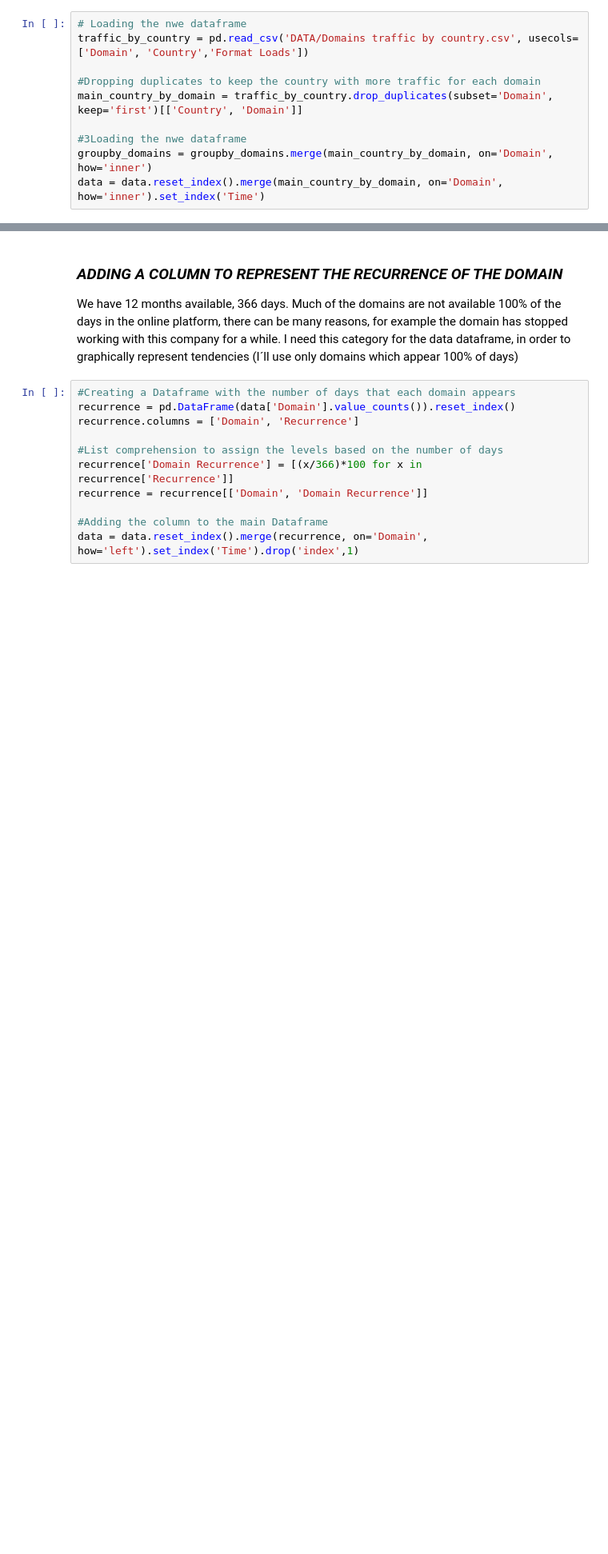
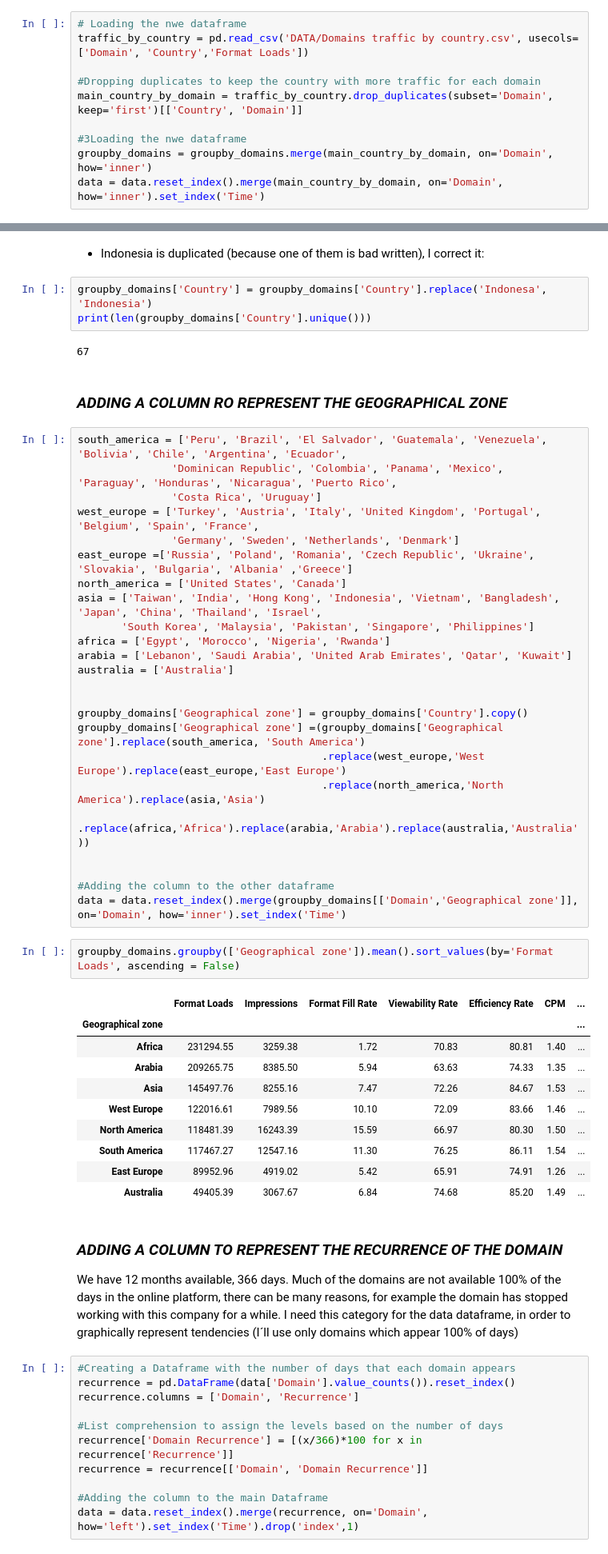
Before and after one commit to rfisla/FINAL-PROJECT-OF-KSCHOOL-MASTER, a Jupyter notebook: Full Data Interpretation.ipynb, the cells around one changed output, grey strips where cells are left out. Shown at 80% size. Drawn from its saved outputs; the diff is of its cells as text; blank space fills up the shorter version.

Commit message:
Adding the Geographical zone column

```diff
--- a/Full Data Interpretation.ipynb
+++ b/Full Data Interpretation.ipynb
@@ -298,3 +322,49 @@ data = data.reset_index().merge(main_country_by_domain, on='Domain', how='inner'
+# %% [markdown]
+- Indonesia is duplicated (because one of them is bad written), I correct it:
+# %%
+groupby_domains['Country'] = groupby_domains['Country'].replace('Indonesa', 'Indonesia')
+print(len(groupby_domains['Country'].unique()))
+# %% [output]
+67
+# %% [markdown]
+### ***ADDING A COLUMN RO REPRESENT THE GEOGRAPHICAL ZONE***
+# %%
+south_america = ['Peru', 'Brazil', 'El Salvador', 'Guatemala', 'Venezuela', 'Bolivia', 'Chile', 'Argentina', 'Ecuador',
+               'Dominican Republic', 'Colombia', 'Panama', 'Mexico',  'Paraguay', 'Honduras', 'Nicaragua', 'Puerto Rico',
+               'Costa Rica', 'Uruguay']
+west_europe = ['Turkey', 'Austria', 'Italy', 'United Kingdom', 'Portugal', 'Belgium', 'Spain', 'France',
+               'Germany', 'Sweden', 'Netherlands', 'Denmark']
+east_europe =['Russia', 'Poland', 'Romania', 'Czech Republic', 'Ukraine', 'Slovakia', 'Bulgaria', 'Albania' ,'Greece']
+north_america = ['United States', 'Canada']
+asia = ['Taiwan', 'India', 'Hong Kong', 'Indonesia', 'Vietnam', 'Bangladesh', 'Japan', 'China', 'Thailand', 'Israel',
+       'South Korea', 'Malaysia', 'Pakistan', 'Singapore', 'Philippines']
+africa = ['Egypt', 'Morocco', 'Nigeria', 'Rwanda']
+arabia = ['Lebanon', 'Saudi Arabia', 'United Arab Emirates', 'Qatar', 'Kuwait']
+australia = ['Australia']
+
+
+groupby_domains['Geographical zone'] = groupby_domains['Country'].copy()
+groupby_domains['Geographical zone'] =(groupby_domains['Geographical zone'].replace(south_america, 'South America')
+                                       .replace(west_europe,'West Europe').replace(east_europe,'East Europe')
+                                       .replace(north_america,'North America').replace(asia,'Asia')
+                                       .replace(africa,'Africa').replace(arabia,'Arabia').replace(australia,'Australia'))
+
+
+#Adding the column to the other dataframe
+data = data.reset_index().merge(groupby_domains[['Domain','Geographical zone']], on='Domain', how='inner').set_index('Time')
+# %%
+groupby_domains.groupby(['Geographical zone']).mean().sort_values(by='Format Loads', ascending = False)
+# %% [output]
+|  | Format Loads | Impressions | Format Fill Rate | Viewability Rate | Efficiency Rate | CPM | ... |
+| Geographical zone |  |  |  |  |  |  | ... |
+| Africa | 231294.55 | 3259.38 | 1.72 | 70.83 | 80.81 | 1.40 | ... |
+| Arabia | 209265.75 | 8385.50 | 5.94 | 63.63 | 74.33 | 1.35 | ... |
+| Asia | 145497.76 | 8255.16 | 7.47 | 72.26 | 84.67 | 1.53 | ... |
+| West Europe | 122016.61 | 7989.56 | 10.10 | 72.09 | 83.66 | 1.46 | ... |
+| North America | 118481.39 | 16243.39 | 15.59 | 66.97 | 80.30 | 1.50 | ... |
+| South America | 117467.27 | 12547.16 | 11.30 | 76.25 | 86.11 | 1.54 | ... |
+| East Europe | 89952.96 | 4919.02 | 5.42 | 65.91 | 74.91 | 1.26 | ... |
+| Australia | 49405.39 | 3067.67 | 6.84 | 74.68 | 85.20 | 1.49 | ... |
 # %% [markdown]
 ### ***ADDING A COLUMN TO REPRESENT THE RECURRENCE OF THE DOMAIN***
 
```
Also changed, not shown: parts of 4 cells of this notebook.
